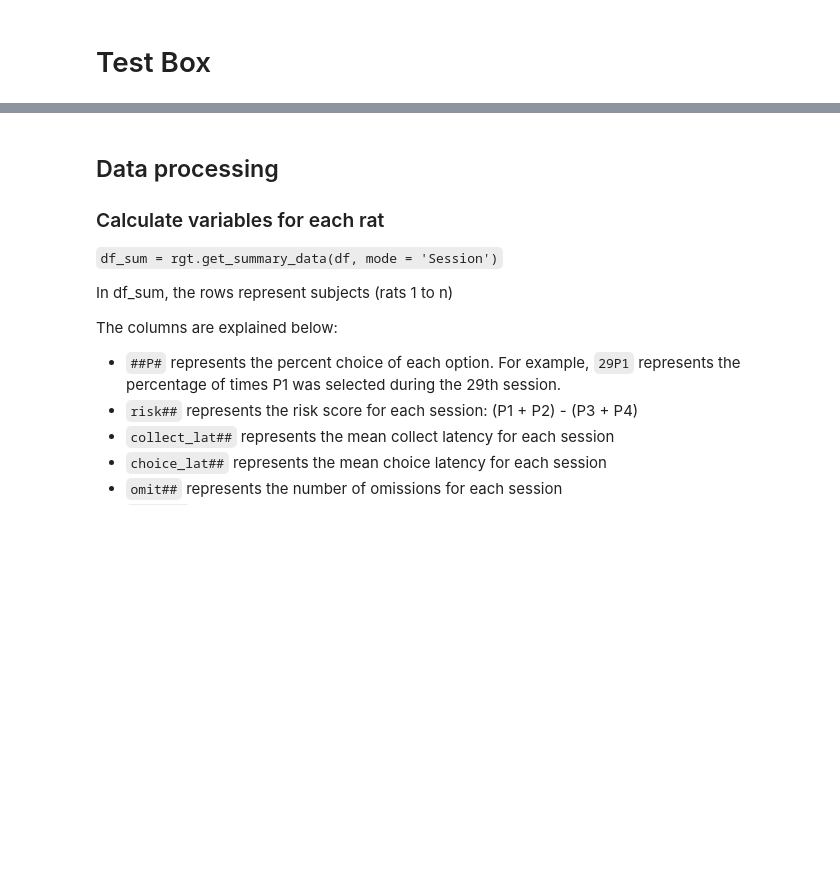
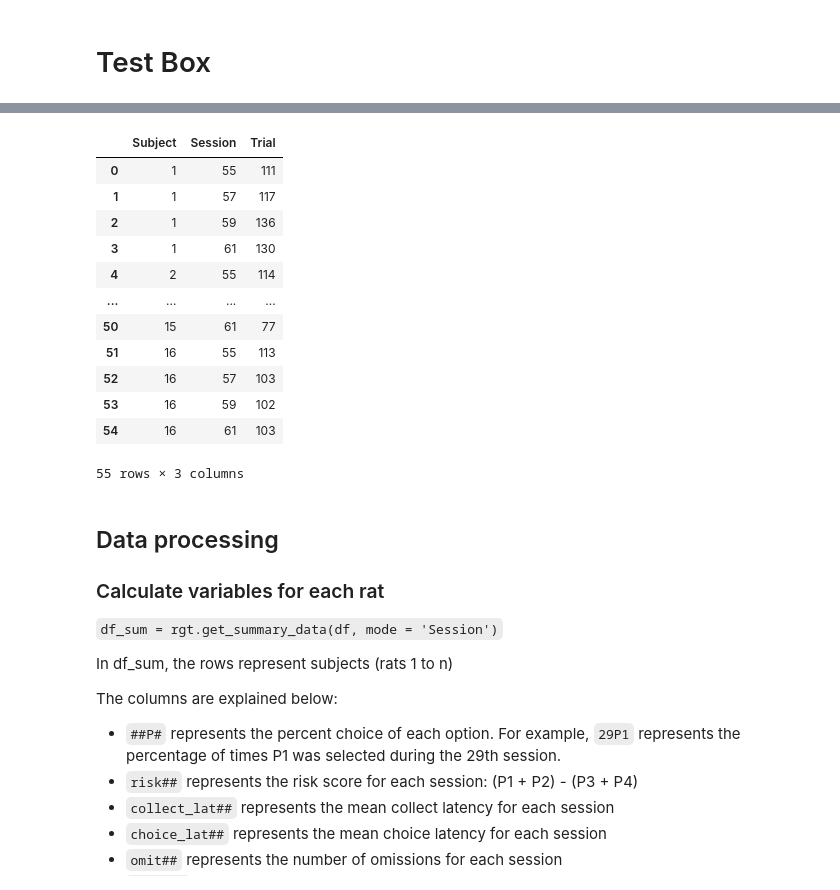
Before and after one commit to deckyblue/sparklyRGT, a Jupyter notebook: sparklyRGT_tutorial/test_documentation.ipynb, the cells around one changed output, grey strips where cells are left out. Cells and saved outputs as stored; diff of their text form; code cells hidden in the pictures; blank space fills up the shorter version.

```diff
--- a/sparklyRGT_tutorial/test_documentation.ipynb
+++ b/sparklyRGT_tutorial/test_documentation.ipynb
@@ -200,3 +199,19 @@ array([28, 29, 30], dtype=int64)
+# %%
+df.groupby(['Subject','Session'],as_index=False)['Trial'].count()
+# %% [output]
+|  | Subject | Session | Trial |
+| 0 | 1 | 55 | 111 |
+| 1 | 1 | 57 | 117 |
+| 2 | 1 | 59 | 136 |
+| 3 | 1 | 61 | 130 |
+| 4 | 2 | 55 | 114 |
+| ... | ... | ... | ... |
+| 50 | 15 | 61 | 77 |
+| 51 | 16 | 55 | 113 |
+| 52 | 16 | 57 | 103 |
+| 53 | 16 | 59 | 102 |
+| 54 | 16 | 61 | 103 |
+55 rows × 3 columns
 # %% [markdown]
 ## Data processing
 
```
Also changed, not shown: parts of 1 cell of this notebook, 7 other files.
